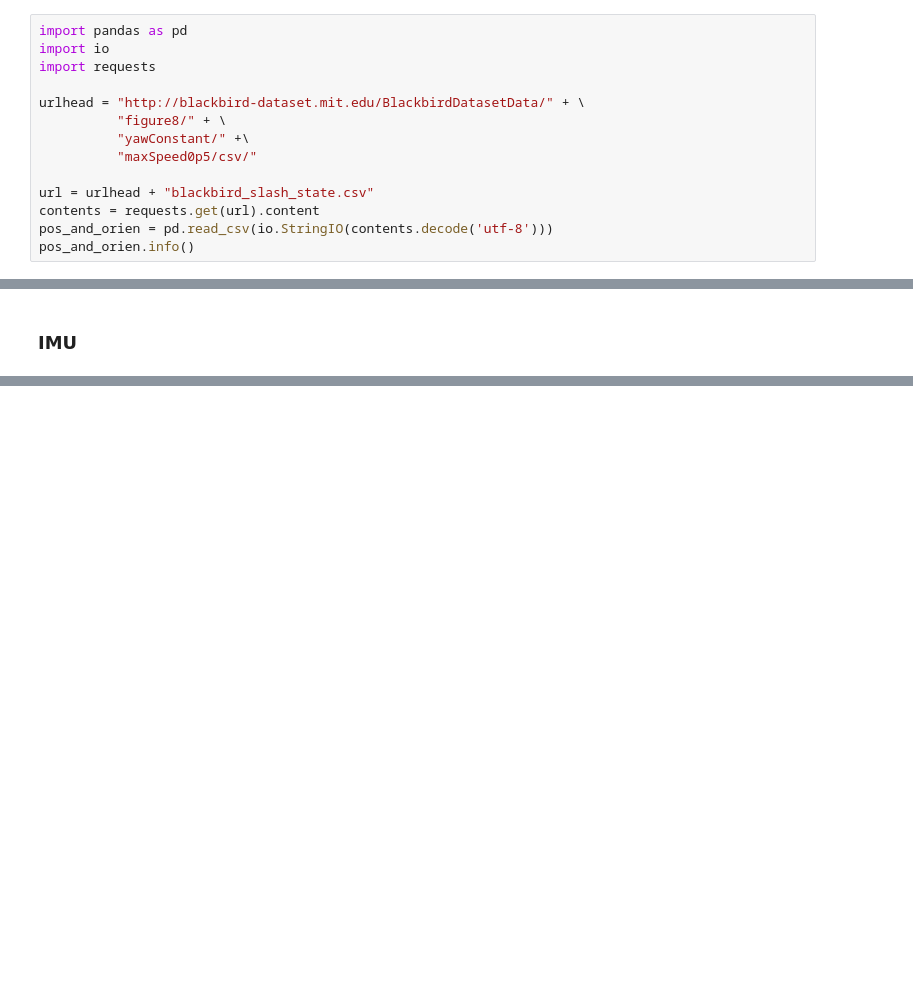
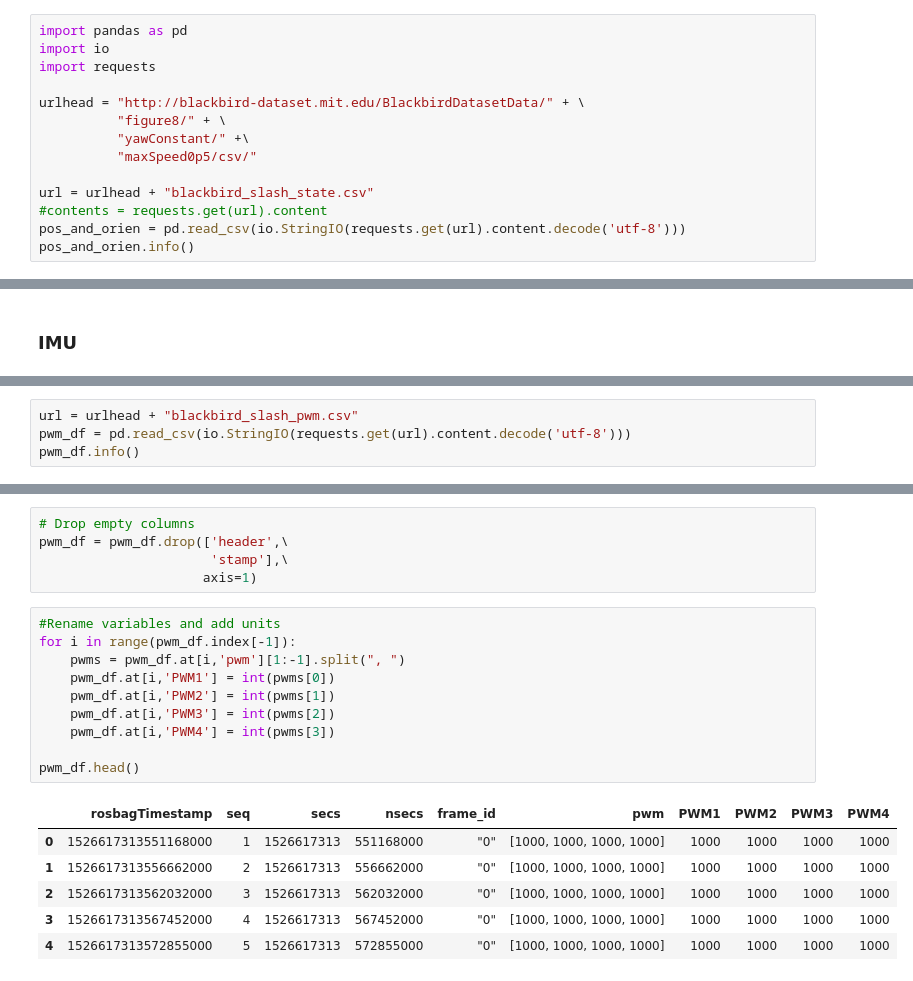
Before and after one commit to p678m854/EECS-Masters, a Jupyter notebook: notebooks/Blackbird Dataset.ipynb, the cells around one changed output, grey strips where cells are left out. Saved outputs shown, nothing was run; the diff lists cells and outputs as text; blank space fills up the shorter version.

Commit message:
Update Blackbird Dataset.ipynb
Added in the PWM csv file

```diff
--- a/notebooks/Blackbird Dataset.ipynb
+++ b/notebooks/Blackbird Dataset.ipynb
@@ -24,8 +31,8 @@ urlhead = "http://blackbird-dataset.mit.edu/BlackbirdDatasetData/" + \
           "maxSpeed0p5/csv/"
 
 url = urlhead + "blackbird_slash_state.csv"
-contents = requests.get(url).content
-pos_and_orien = pd.read_csv(io.StringIO(contents.decode('utf-8')))
+#contents = requests.get(url).content
+pos_and_orien = pd.read_csv(io.StringIO(requests.get(url).content.decode('utf-8')))
 pos_and_orien.info()
 # %% [output]
 <class 'pandas.core.frame.DataFrame'>
@@ -246,0 +296,4 @@ imu_df.head()
+# %%
+url = urlhead + "blackbird_slash_pwm.csv"
+pwm_df = pd.read_csv(io.StringIO(requests.get(url).content.decode('utf-8')))
+pwm_df.info()
@@ -246,0 +314,22 @@ imu_df.head()
+# %%
+# Drop empty columns
+pwm_df = pwm_df.drop(['header',\
+                      'stamp'],\
+                     axis=1)
+# %%
+#Rename variables and add units
+for i in range(pwm_df.index[-1]):
+    pwms = pwm_df.at[i,'pwm'][1:-1].split(", ")
+    pwm_df.at[i,'PWM1'] = int(pwms[0])
+    pwm_df.at[i,'PWM2'] = int(pwms[1])
+    pwm_df.at[i,'PWM3'] = int(pwms[2])
+    pwm_df.at[i,'PWM4'] = int(pwms[3])
+
+pwm_df.head()
+# %% [output]
+|  | rosbagTimestamp | seq | secs | nsecs | frame_id | pwm | PWM1 | PWM2 | PWM3 | PWM4 |
+| 0 | 1526617313551168000 | 1 | 1526617313 | 551168000 | "0" | [1000, 1000, 1000, 1000] | 1000 | 1000 | 1000 | 1000 |
+| 1 | 1526617313556662000 | 2 | 1526617313 | 556662000 | "0" | [1000, 1000, 1000, 1000] | 1000 | 1000 | 1000 | 1000 |
+| 2 | 1526617313562032000 | 3 | 1526617313 | 562032000 | "0" | [1000, 1000, 1000, 1000] | 1000 | 1000 | 1000 | 1000 |
+| 3 | 1526617313567452000 | 4 | 1526617313 | 567452000 | "0" | [1000, 1000, 1000, 1000] | 1000 | 1000 | 1000 | 1000 |
+| 4 | 1526617313572855000 | 5 | 1526617313 | 572855000 | "0" | [1000, 1000, 1000, 1000] | 1000 | 1000 | 1000 | 1000 |
```
Also changed, not shown: parts of 12 cells of this notebook.
